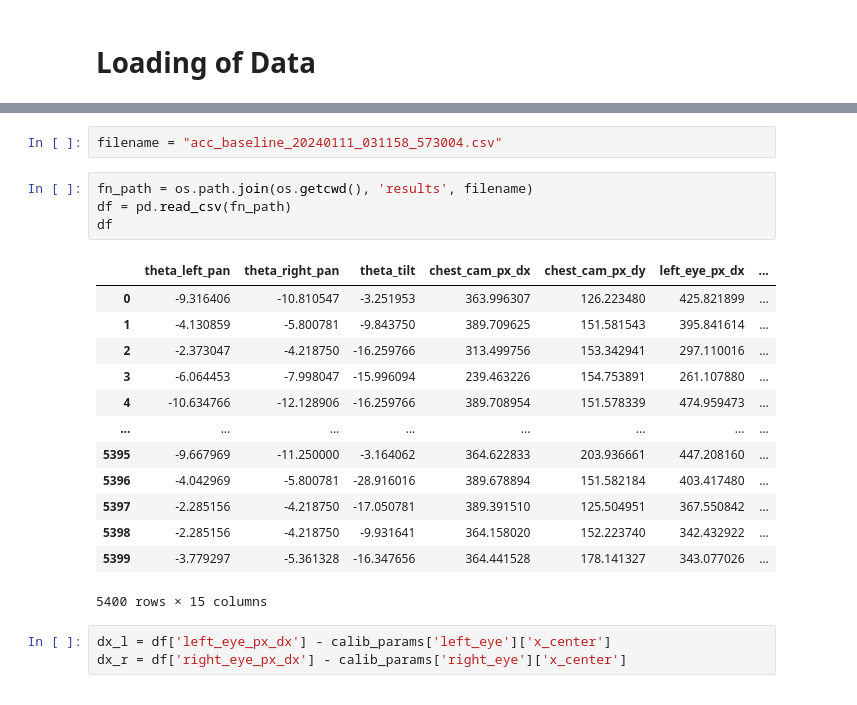
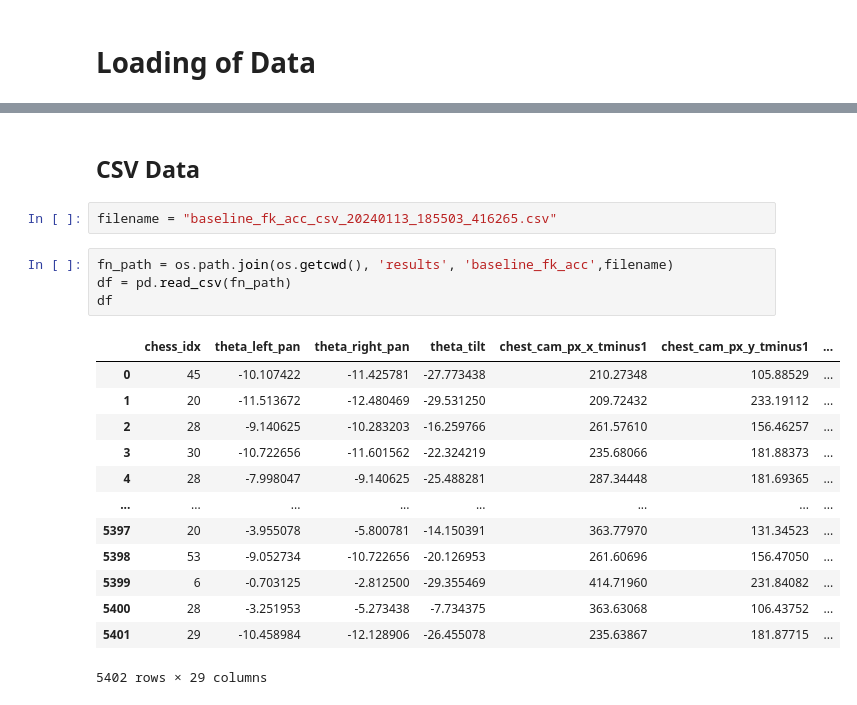
Before and after one commit to jpmnieles/grace_robot, a Jupyter notebook: 241201_Baseline_FK_Evaluation.ipynb, the cells around one changed output, grey strips where cells are left out. Saved outputs shown, nothing was run; the diff lists cells and outputs as text.

```diff
--- a/241201_Baseline_FK_Evaluation.ipynb
+++ b/241201_Baseline_FK_Evaluation.ipynb
@@ -31,23 +55,22 @@ calib_params = load_json('config/calib/calib_params.json')
+# %% [markdown]
+## CSV Data
 # %%
-filename = "acc_baseline_20240111_031158_573004.csv"
+filename = "baseline_fk_acc_csv_20240113_185503_416265.csv"
 # %%
-fn_path = os.path.join(os.getcwd(), 'results', filename)
+fn_path = os.path.join(os.getcwd(), 'results', 'baseline_fk_acc',filename)
 df = pd.read_csv(fn_path)
 df
 # %% [output]
-|  | theta_left_pan | theta_right_pan | theta_tilt | chest_cam_px_dx | chest_cam_px_dy | left_eye_px_dx | ... |
-| 0 | -9.316406 | -10.810547 | -3.251953 | 363.996307 | 126.223480 | 425.821899 | ... |
-| 1 | -4.130859 | -5.800781 | -9.843750 | 389.709625 | 151.581543 | 395.841614 | ... |
-| 2 | -2.373047 | -4.218750 | -16.259766 | 313.499756 | 153.342941 | 297.110016 | ... |
-| 3 | -6.064453 | -7.998047 | -15.996094 | 239.463226 | 154.753891 | 261.107880 | ... |
-| 4 | -10.634766 | -12.128906 | -16.259766 | 389.708954 | 151.578339 | 474.959473 | ... |
+|  | chess_idx | theta_left_pan | theta_right_pan | theta_tilt | chest_cam_px_x_tminus1 | chest_cam_px_y_tminus1 | ... |
+| 0 | 45 | -10.107422 | -11.425781 | -27.773438 | 210.27348 | 105.88529 | ... |
+| 1 | 20 | -11.513672 | -12.480469 | -29.531250 | 209.72432 | 233.19112 | ... |
+| 2 | 28 | -9.140625 | -10.283203 | -16.259766 | 261.57610 | 156.46257 | ... |
+| 3 | 30 | -10.722656 | -11.601562 | -22.324219 | 235.68066 | 181.88373 | ... |
+| 4 | 28 | -7.998047 | -9.140625 | -25.488281 | 287.34448 | 181.69365 | ... |
 | ... | ... | ... | ... | ... | ... | ... | ... |
-| 5395 | -9.667969 | -11.250000 | -3.164062 | 364.622833 | 203.936661 | 447.208160 | ... |
-| 5396 | -4.042969 | -5.800781 | -28.916016 | 389.678894 | 151.582184 | 403.417480 | ... |
-| 5397 | -2.285156 | -4.218750 | -17.050781 | 389.391510 | 125.504951 | 367.550842 | ... |
-| 5398 | -2.285156 | -4.218750 | -9.931641 | 364.158020 | 152.223740 | 342.432922 | ... |
-| 5399 | -3.779297 | -5.361328 | -16.347656 | 364.441528 | 178.141327 | 343.077026 | ... |
+| 5397 | 20 | -3.955078 | -5.800781 | -14.150391 | 363.77970 | 131.34523 | ... |
+| 5398 | 53 | -9.052734 | -10.722656 | -20.126953 | 261.60696 | 156.47050 | ... |
+| 5399 | 6 | -0.703125 | -2.812500 | -29.355469 | 414.71960 | 231.84082 | ... |
+| 5400 | 28 | -3.251953 | -5.273438 | -7.734375 | 363.63068 | 106.43752 | ... |
+| 5401 | 29 | -10.458984 | -12.128906 | -26.455078 | 235.63867 | 181.87715 | ... |
-5400 rows × 15 columns
+5402 rows × 29 columns
-# %%
-dx_l = df['left_eye_px_dx'] - calib_params['left_eye']['x_center']
-dx_r = df['right_eye_px_dx'] - calib_params['right_eye']['x_center']
```
Also changed, not shown: parts of 58 cells of this notebook.
